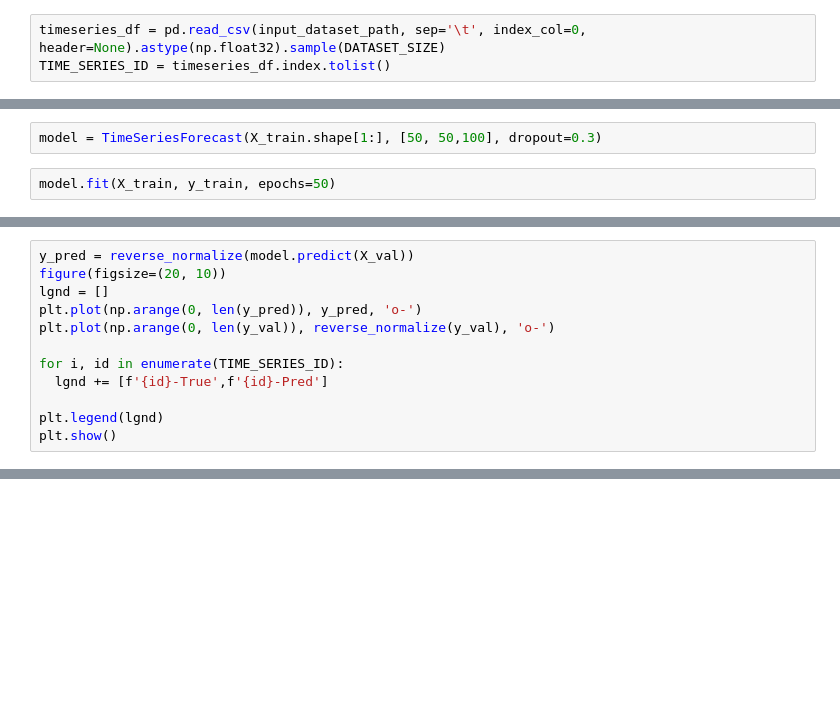
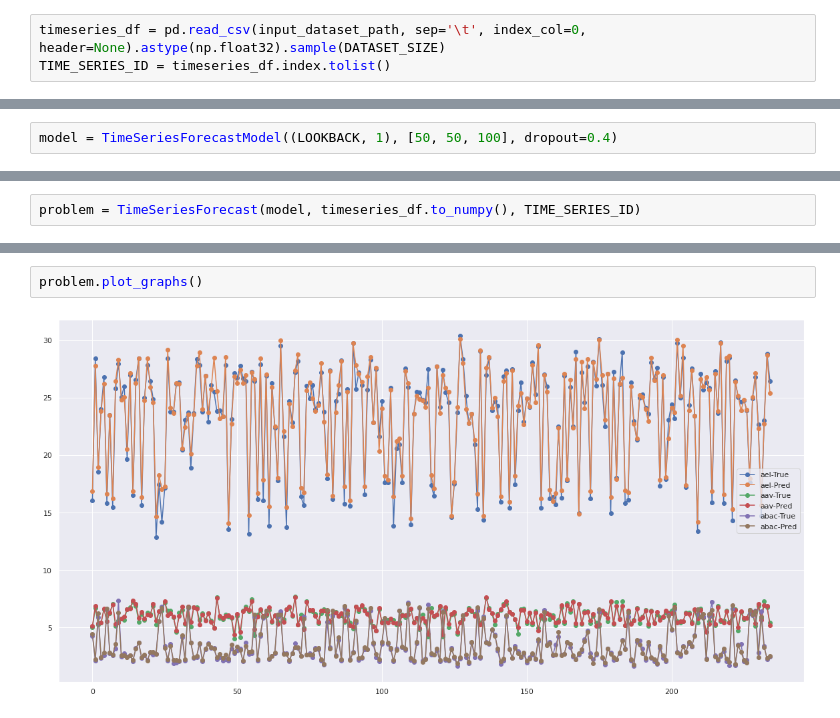
Before and after one commit to VissaMoutafis/Time-Series-Processing-with-Tensorflow, a Jupyter notebook: Project3_A1.ipynb, the cells around one changed output, grey strips where cells are left out. Drawn from its saved outputs; the diff is of its cells as text; blank space fills up the shorter version.

```diff
--- a/Project3_A1.ipynb
+++ b/Project3_A1.ipynb
@@ -103,6 +98,4 @@ class TimeSeriesForecast():
     """The evaluate function will print a graph of all """
     return self.model.evaluate(X, y_true, batch_size=64)
 # %%
-model = TimeSeriesForecast(X_train.shape[1:], [50, 50,100], dropout=0.3)
+model = TimeSeriesForecastModel((LOOKBACK, 1), [50, 50, 100], dropout=0.4)
-# %%
-model.fit(X_train, y_train, epochs=50)
@@ -128,12 +101,0 @@ Epoch 50/50
-# %%
-y_pred = reverse_normalize(model.predict(X_val))
-figure(figsize=(20, 10))
-lgnd = []
-plt.plot(np.arange(0, len(y_pred)), y_pred, 'o-')
-plt.plot(np.arange(0, len(y_val)), reverse_normalize(y_val), 'o-')
-
-for i, id in enumerate(TIME_SERIES_ID):
-  lgnd += [f'{id}-True',f'{id}-Pred']
-
-plt.legend(lgnd)
-plt.show()
@@ -141,0 +146,2 @@ plt.show()
+# %%
+problem = TimeSeriesForecast(model, timeseries_df.to_numpy(), TIME_SERIES_ID)
@@ -141,0 +168,4 @@ plt.show()
+# %%
+problem.plot_graphs()
+# %% [output]
+[figure, added]
```
Also changed, not shown: parts of 10 cells of this notebook.
